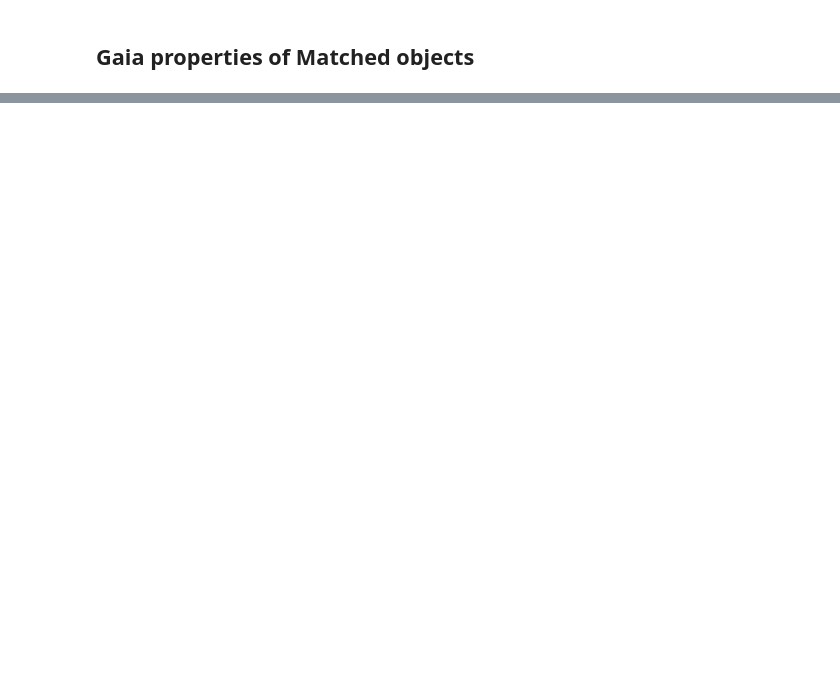
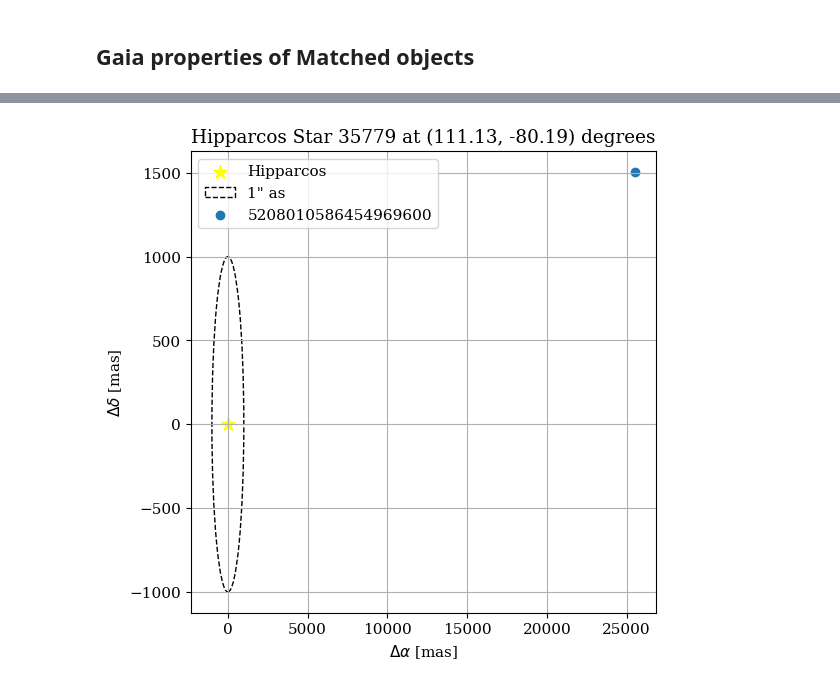
Before and after one commit to RenVit318/masterproject, a Jupyter notebook: src/notebooks/crossmatch_analysis.ipynb, the cells around one changed output, grey strips where cells are left out. Cells and saved outputs as stored; diff of their text form; code cells hidden in the pictures; blank space fills up the shorter version.

```diff
--- a/src/notebooks/crossmatch_analysis.ipynb
+++ b/src/notebooks/crossmatch_analysis.ipynb
@@ -151,0 +188,50 @@ FITS_rec([( 498895983697735552,  78.51864764,  72.10596783,  0.37262797, -0.0116
+# %%
+gaia_ra_mas = pos_gaia[:,0] * 3600 * 1e3
+gaia_de_mas = pos_gaia[:,1] * 3600 * 1e3
+hipp_ra_mas = pos_hipp[:,0] * 3600 * 1e3
+hipp_de_mas = pos_hipp[:,1] * 3600 * 1e3
+# %%
+# Plot double candidated stars
+u, idx, c = np.unique(xm[:, 0], return_counts=True, return_index=True)
+doubles = idx[c>1]
+#random_idx = np.random.choice(doubles)
+random_idx = np.random.choice(idx)
+hipp_id = random_idx
+gaia_ids = []
+for i in range(c[random_idx]):
+    gaia_ids.append(random_idx + i)
+# %%
+#random_idx = np.random.choice(idx)
+#hipp_id = random_idx
+#gaia_ids = []
+#for i in range(c[random_idx]):
+#    gaia_ids.append(random_idx + i)
+
+from matplotlib.patches import Circle, Ellipse
+cs_radius = 1
+fig, ax = plt.subplots(1,1, figsize=(6,6))
+
+ax.scatter(0, 0, s=100, c='yellow', marker='*',label='Hipparcos')
+hipp_err_ellipse = Ellipse((0,0), pos_hipp[:,2][hipp_id], pos_hipp[:,3][hipp_id], fill=False, ec='yellow')
+ax.add_patch(hipp_err_ellipse)
+
+
+conesearch_circle = Circle((0,0), cs_radius * 1e3, fill=False, ec='black', ls='--', label=f'{cs_radius}" as')
+ax.add_patch(conesearch_circle)
+for gaia_id in gaia_ids:
+    ax.scatter(gaia_ra_mas[gaia_id] - hipp_ra_mas[hipp_id], gaia_de_mas[gaia_id] - hipp_de_mas[hipp_id],  label=xm[:,1][gaia_id])
+    gaia_err_ellipse = Ellipse((gaia_ra_mas[gaia_id] - hipp_ra_mas[hipp_id],gaia_de_mas[gaia_id] - hipp_de_mas[hipp_id]),
+                               pos_gaia[:,2][gaia_id], pos_gaia[:,3][gaia_id], fill=False)
+    ax.add_patch(gaia_err_ellipse)
+
+ax.set_xlabel(r"$\Delta\alpha$ [mas]")
+ax.set_ylabel(r"$\Delta\delta$ [mas]")
+ax.set_title(f"Hipparcos Star {hipp_id} at ({pos_hipp[:,0][hipp_id]:.2f}, {pos_hipp[:,1][hipp_id]:.2f}) degrees")
+
+plt.savefig('../../../figures/example_skyplot_sigma.png', bbox_inches='tight')
+
+
+plt.legend()
+plt.show()
+# %% [output]
+[figure, added]
```
Also changed, not shown: parts of 15 cells of this notebook, 3 other files.
